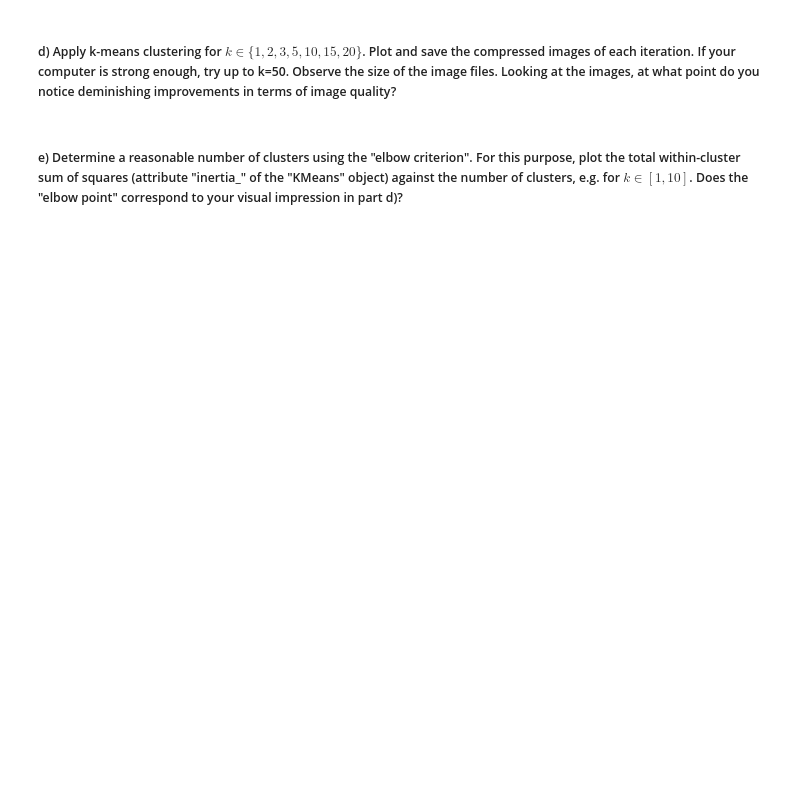
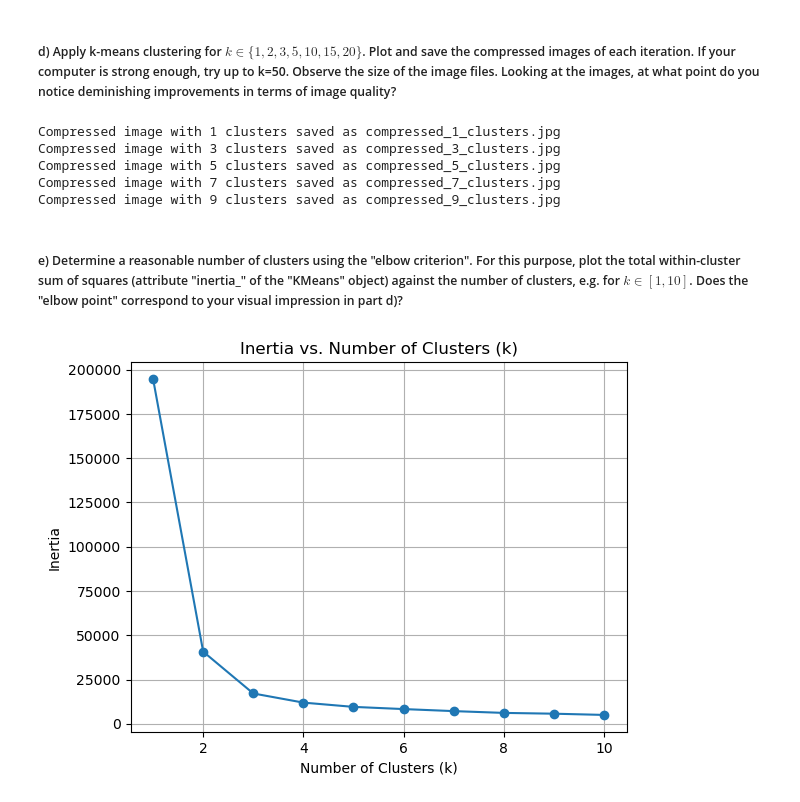
Before and after one commit to makarwu/ba_ml, a Jupyter notebook: week9/H08 - Ensembles and Clustering-20241209/H08-E3-template.ipynb, the cells around one changed output. Drawn from its saved outputs; the diff is of its cells as text; code cells hidden in the pictures; blank space fills up the shorter version.

```diff
--- a/week9/H08 - Ensembles and Clustering-20241209/H08-E3-template.ipynb
+++ b/week9/H08 - Ensembles and Clustering-20241209/H08-E3-template.ipynb
@@ -68,8 +88,32 @@ plt.imshow(cimg);
 # %%
 # TODO: loop your custom "compress_image" function for different k and save each
 #  compressed image locally to compare file sizes.
+for k in range(1, 11, 2):
+    compressed_img = compress_image(img, k)
+    filename = f"compressed_{k}_clusters.jpg"
+    io.imsave(filename, compressed_img)
+    print(f"Compressed image with {k} clusters saved as {filename}")
+# %% [output]
+Compressed image with 1 clusters saved as compressed_1_clusters.jpg
+Compressed image with 3 clusters saved as compressed_3_clusters.jpg
+Compressed image with 5 clusters saved as compressed_5_clusters.jpg
+Compressed image with 7 clusters saved as compressed_7_clusters.jpg
+Compressed image with 9 clusters saved as compressed_9_clusters.jpg
 # %% [markdown]
 ##### e) Determine a reasonable number of clusters using the "elbow criterion". For this purpose, plot the total within-cluster sum of squares (attribute "inertia_" of the "KMeans" object) against the number of clusters, e.g. for $k\in[1, 10]$. Does the "elbow point" correspond to your visual impression in part d)?
 # %%
 # TODO: for k in [1, ..., 10], plot the corresponding inertia_ of the KMeans
 #  (use the keep_kmeans_objects=True functionality of the compress_image function)
+inertias = []
+for k in range(1, 11):
+    _, km = compress_image(img, k, keep_kmeans_objects=True)
+    inertias.append(km.inertia_)
+
+plt.plot(range(1, 11), inertias, marker='o')
+plt.title("Inertia vs. Number of Clusters (k)")
+plt.xlabel("Number of Clusters (k)")
+plt.ylabel("Inertia")
+plt.grid(True)
+plt.show()
+# %% [output]
+[figure, added]
```
Also changed, not shown: parts of 6 cells of this notebook, 1 other file.
